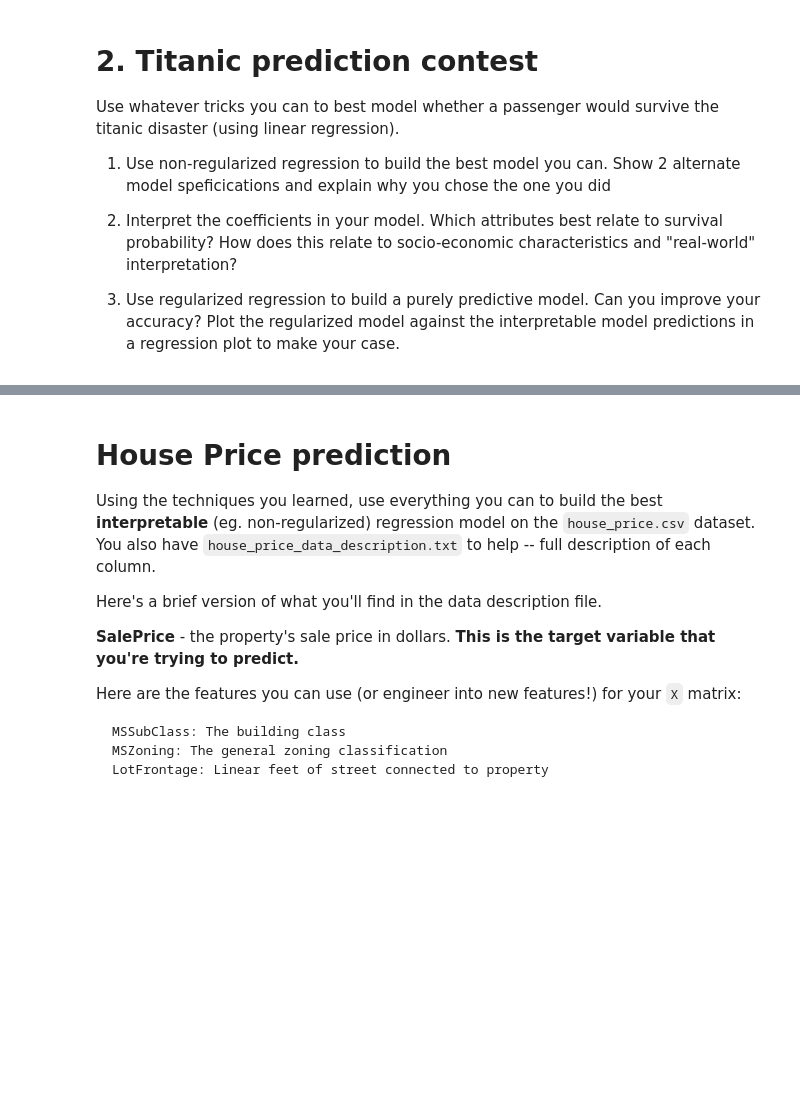
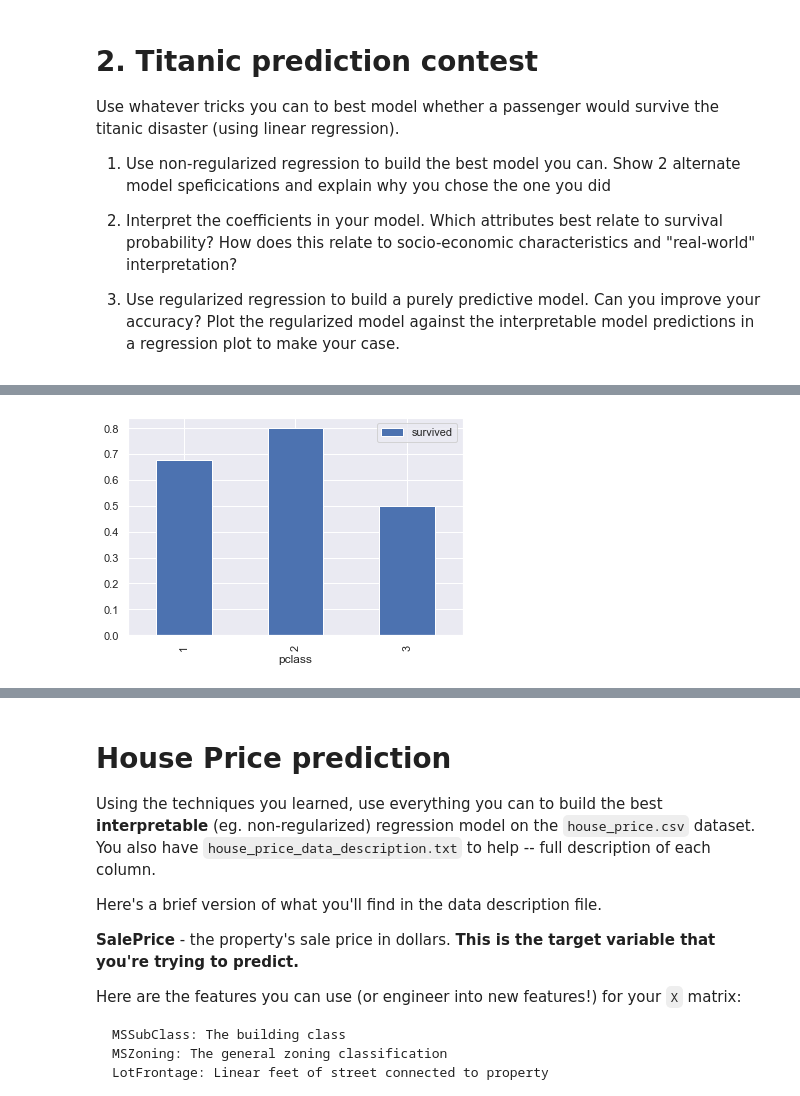
Before and after one commit to cb-ds-1/m3-3-engineering-regression, a Jupyter notebook: workshop.ipynb, the cells around one changed output, grey strips where cells are left out. Saved outputs shown, nothing was run; the diff lists cells and outputs as text; code cells hidden in the pictures; blank space fills up the shorter version.

```diff
--- a/workshop.ipynb
+++ b/workshop.ipynb
@@ -20,0 +217,6 @@ Use whatever tricks you can to best model whether a passenger would survive the
+# %%
+class_pivot = titanic.pivot_table(index="pclass",values="survived")
+class_pivot.plot.bar()
+plt.show()
+# %% [output]
+[figure, added]
```
Also changed, not shown: parts of 54 cells of this notebook.
